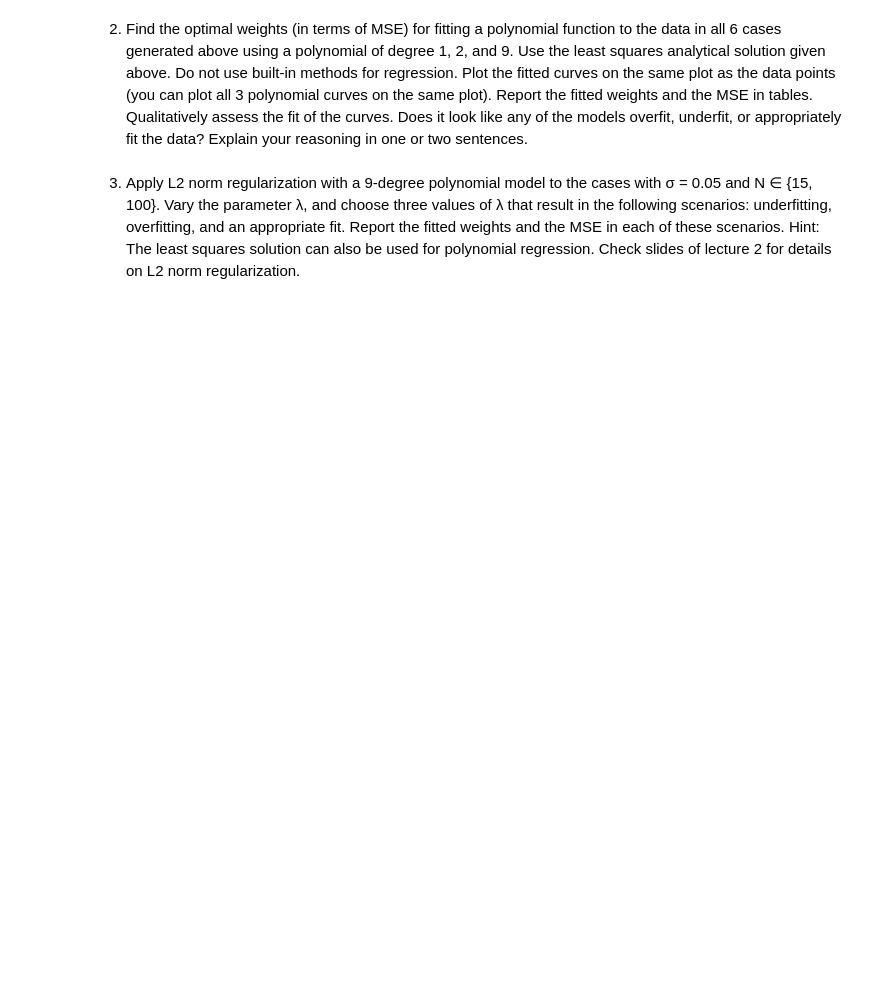
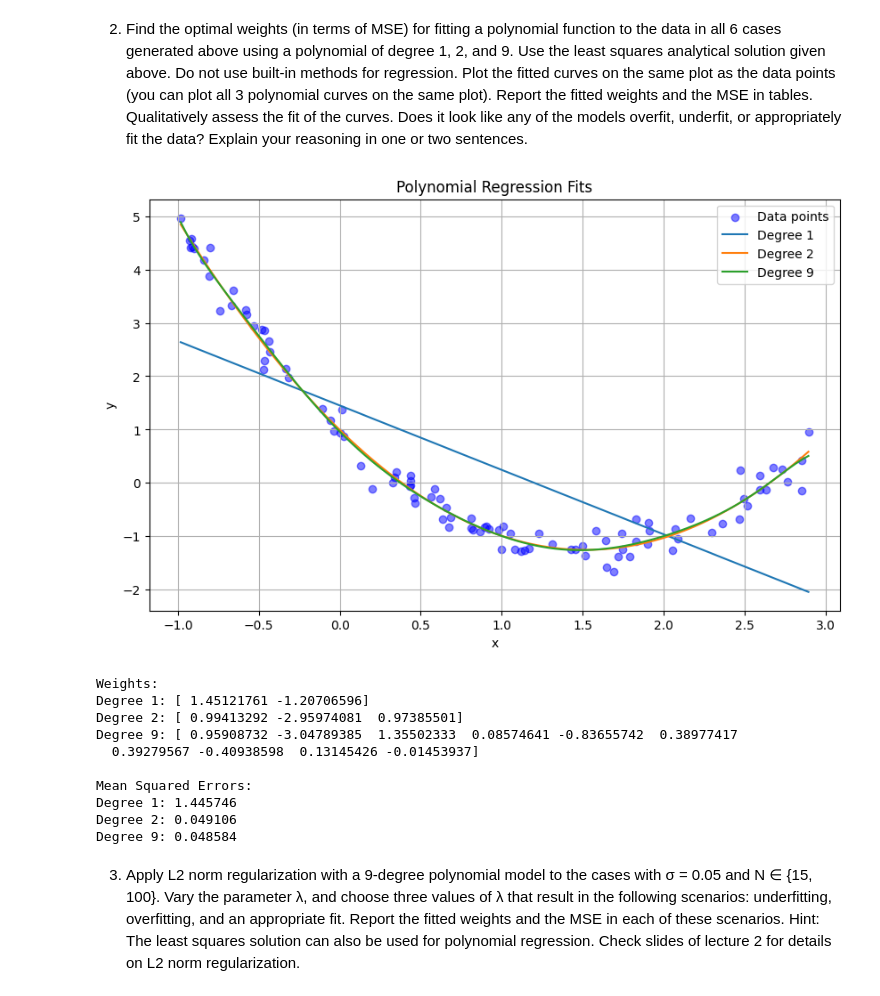
Before and after one commit to mirandahectora/cpsc-452, a Jupyter notebook: CPSC 452/Homework 1/mirandaplazah_homework1.ipynb, the cells around one changed output. Drawn from its saved outputs; the diff is of its cells as text; code cells hidden in the pictures; blank space fills up the shorter version.

```diff
--- a/CPSC 452/Homework 1/mirandaplazah_homework1.ipynb
+++ b/CPSC 452/Homework 1/mirandaplazah_homework1.ipynb
@@ -113,6 +79,69 @@ given above. Do not use built-in methods for regression. Plot the ﬁtted curves
 data points (you can plot all 3 polynomial curves on the same plot). Report the ﬁtted weights and the
 MSE in tables. Qualitatively assess the ﬁt of the curves. Does it look like any of the models overﬁt,
 underﬁt, or appropriately ﬁt the data? Explain your reasoning in one or two sentences.
+# %%
+degrees = [1, 2, 9]
+weights_list = []
+mse_list = []
+
+def create_polynomial_features(x, degree):
+    X = np.zeros((len(x), degree + 1))
+    for d in range(degree + 1):
+        X[:, d] = x**d
+    return X
+
+def fit_polynomial(x, y, degree):
+    X = create_polynomial_features(x, degree)
+
+    weights = np.linalg.inv(X.T @ X) @ X.T @ y
+    return weights
+
+def calculate_mse(x, y, weights):
+    X = create_polynomial_features(x, len(weights)-1)
+    y_pred = X @ weights
+    return np.mean((y - y_pred)**2)
+
+def plot_polynomial_fits(x, y, weights_list, degrees):
+    plt.figure(figsize=(10, 6))
+    plt.scatter(x, y, color='blue', label='Data points', alpha=0.5)
+
+    x_continuous = np.linspace(min(x), max(x), 100)
+    for weights, degree in zip(weights_list, degrees):
+        X_continuous = create_polynomial_features(x_continuous, degree)
+        y_pred = X_continuous @ weights
+        plt.plot(x_continuous, y_pred, label=f'  {degree}')
+
+    plt.xlabel('x')
+    plt.ylabel('y')
+    plt.title('Polynomial Regression Fits')
+    plt.legend()
+    plt.grid(True)
+    plt.show()
+
+weights_list = [fit_polynomial(x, y, degree) for degree in degrees]
+mse_list = [calculate_mse(x, y, weights) for weights in weights_list]
+
+plot_polynomial_fits(x, y, weights_list, degrees)
+
+print("Weights:")
+for degree, weights in zip(degrees, weights_list):
+    print(f"Degree {degree}: {weights}")
+
+print("Mean Squared Errors:")
+for degree, mse in zip(degrees, mse_list):
+    print(f"Degree {degree}: {mse:.6f}")
+# %% [output]
+[figure, added]
+Weights:
+Degree 1: [ 1.45121761 -1.20706596]
+Degree 2: [ 0.99413292 -2.95974081  0.97385501]
+Degree 9: [ 0.95908732 -3.04789385  1.35502333  0.08574641 -0.83655742  0.38977417
+  0.39279567 -0.40938598  0.13145426 -0.01453937]
+
+Mean Squared Errors:
+Degree 1: 1.445746
+Degree 2: 0.049106
+Degree 9: 0.048584
 # %% [markdown]
 3. Apply L2 norm regularization with a 9-degree polynomial model to the cases with σ = 0.05 and
 N ∈ {15, 100}. Vary the parameter λ, and choose three values of λ that result in the following
```
Also changed, not shown: parts of 5 cells of this notebook.
